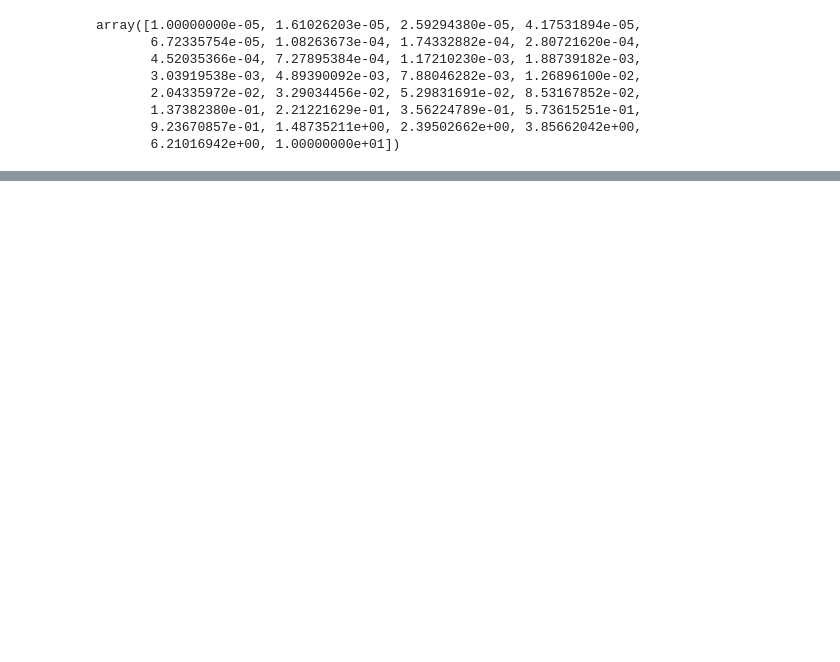
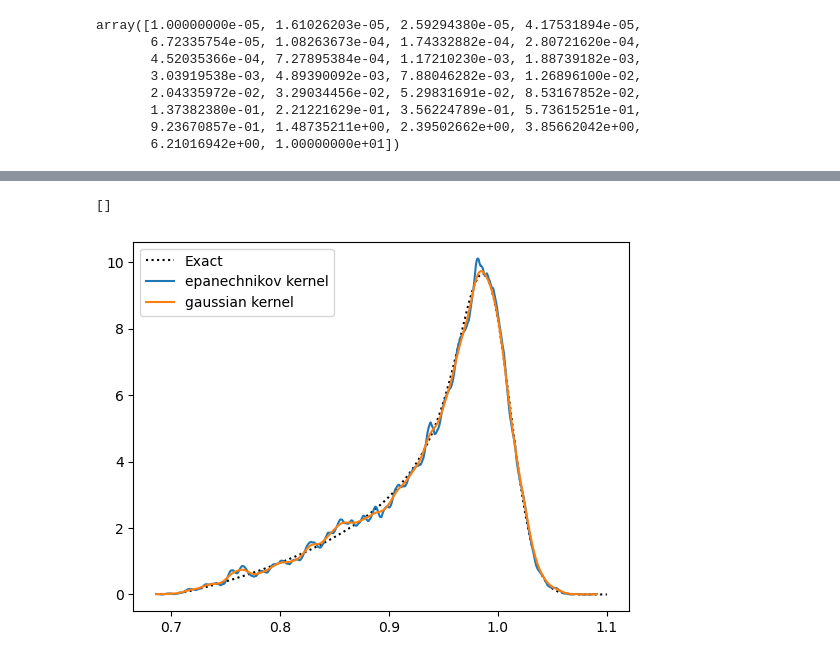
Before and after one commit to ebianchi803/astrostatistics_bicocca_2026, a Jupyter notebook: working/L07.ipynb, the cells around one changed output, grey strips where cells are left out. Cells and saved outputs as stored; diff of their text form; code cells hidden in the pictures; blank space fills up the shorter version.

```diff
--- a/working/L07.ipynb
+++ b/working/L07.ipynb
@@ -158,0 +161,24 @@ Text(0, 0.5, 'KS M-f')
+# %%
+def p_f(f):
+    return 2*(2*f**2-1)/np.sqrt(1-f**2)
+def integrand(f,x):
+    return ((2/np.pi)**0.5 / sigma ) * np.exp(-(x/f -1)**2 /(2*sigma**2)) * (2*f**2-1)/(1 - f**2)**0.5 / f
+def p_Mirr(f,x):
+    return [scipy.integrate.quad(lambda f: integrand(f,xt), 1/2**0.5,1)[0] for xt in tqdm(x)]
+
+N = 10000
+x = np.linspace(min(1-5*sigma,1/np.sqrt(2)),1+5*sigma,N)
+
+Mirr_from_int = [scipy.integrate.quad(lambda f: integrand(f,xt), 1/2**0.5,1)[0] for xt in tqdm(x)]
+# %%
+plt.plot(x,Mirr_from_int,label='Exact',c='black',ls=':')
+PDFtophat = kde_sklearn(Mirr,bandwidth=0.005,kernel="epanechnikov")
+plt.plot(xgrid,PDFtophat,label='epanechnikov kernel',alpha = 1)
+PDFtophat = kde_sklearn(Mirr,bandwidth=0.005,kernel="gaussian")
+plt.plot(xgrid,PDFtophat,label='gaussian kernel',alpha = 1)
+
+plt.legend()
+plt.plot()
+# %% [output]
+[]
+[figure, added]
```
Also changed, not shown: parts of 11 cells of this notebook.
